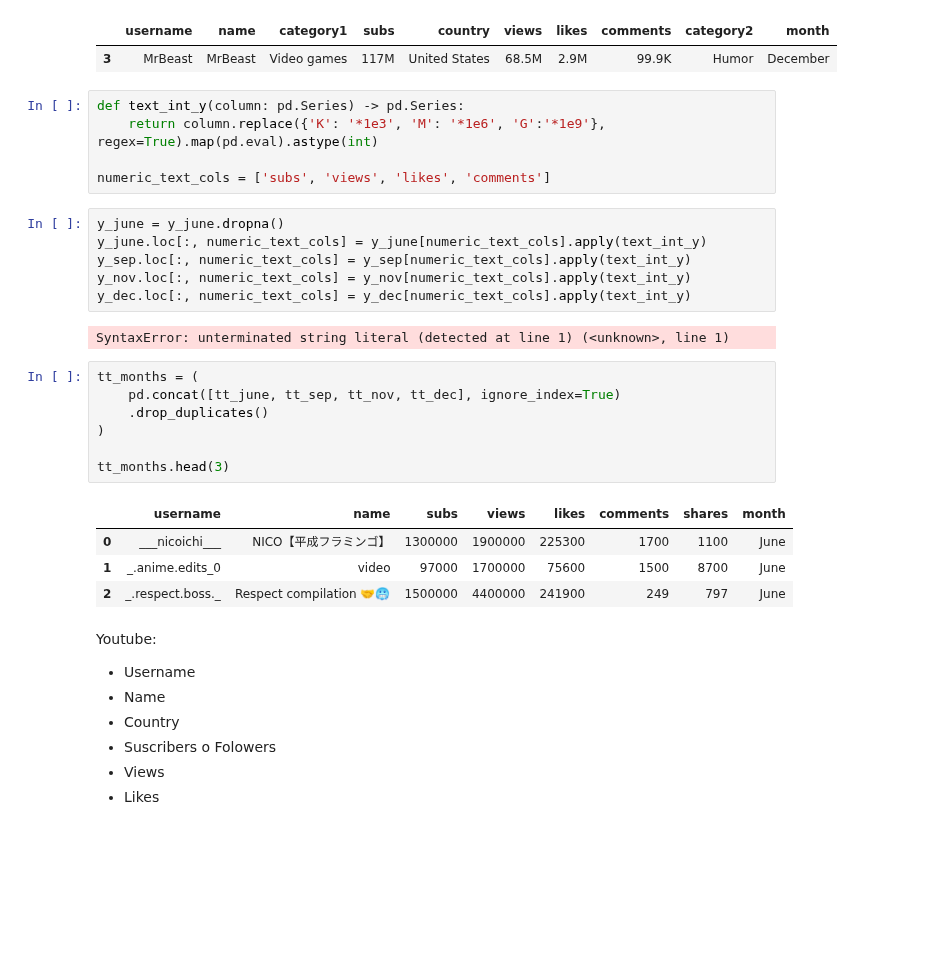
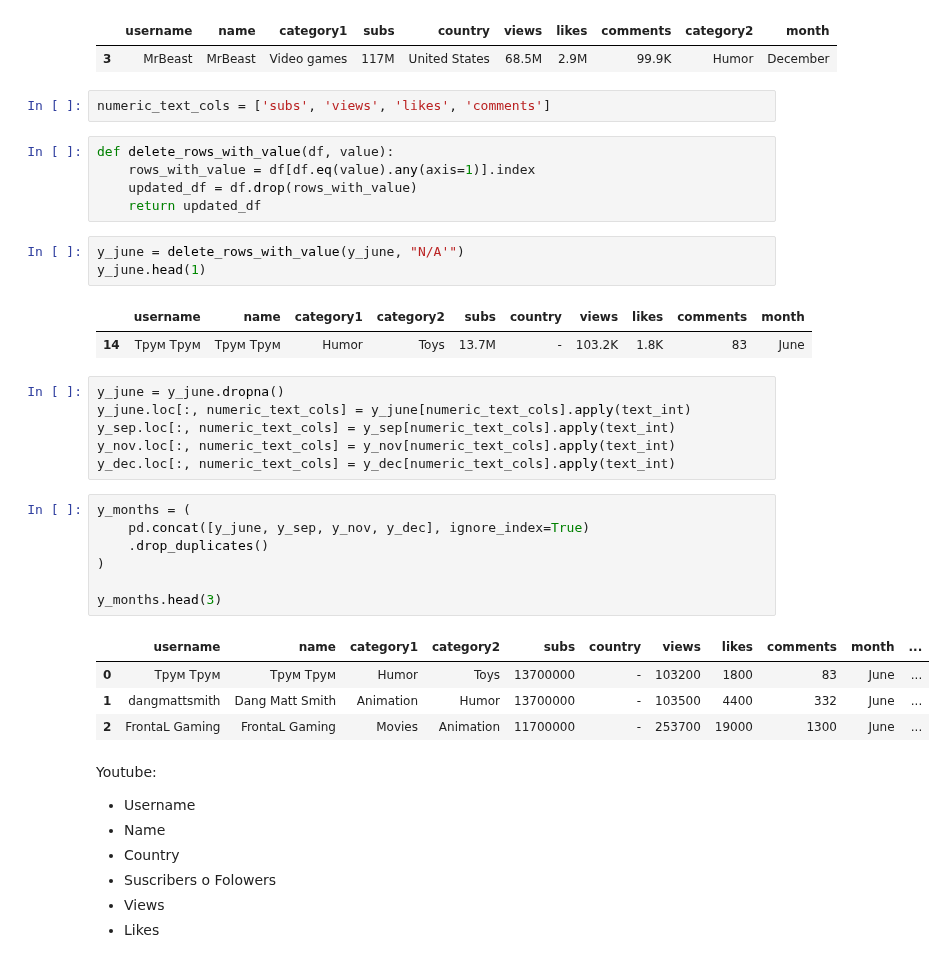
Before and after one commit to MarioChvx/ciencia_de_datos_PAMBAZO, a Jupyter notebook: proyectos/Proyecto4/socialnetworks.ipynb, the cells around one changed output. Cells and saved outputs as stored; diff of their text form; blank space fills up the shorter version.

```diff
--- a/proyectos/Proyecto4/socialnetworks.ipynb
+++ b/proyectos/Proyecto4/socialnetworks.ipynb
@@ -325,30 +312,36 @@ y_dec.head(1)
 |  | username | name | category1 | subs | country | views | likes | comments | category2 | month |
 | 3 | MrBeast | MrBeast | Video games | 117M | United States | 68.5M | 2.9M | 99.9K | Humor | December |
 # %%
-def text_int_y(column: pd.Series) -> pd.Series:
-    return column.replace({'K': '*1e3', 'M': '*1e6', 'G':'*1e9'}, regex=True).map(pd.eval).astype(int)
-
 numeric_text_cols = ['subs', 'views', 'likes', 'comments']
+# %%
+def delete_rows_with_value(df, value):
+    rows_with_value = df[df.eq(value).any(axis=1)].index
+    updated_df = df.drop(rows_with_value)
+    return updated_df
+# %%
+y_june = delete_rows_with_value(y_june, "N/A'")
+y_june.head(1)
+# %% [output]
+|  | username | name | category1 | category2 | subs | country | views | likes | comments | month |
+| 14 | Трум Трум | Трум Трум | Humor | Toys | 13.7M | - | 103.2K | 1.8K | 83 | June |
 # %%
 y_june = y_june.dropna()
-y_june.loc[:, numeric_text_cols] = y_june[numeric_text_cols].apply(text_int_y)
-y_sep.loc[:, numeric_text_cols] = y_sep[numeric_text_cols].apply(text_int_y)
-y_nov.loc[:, numeric_text_cols] = y_nov[numeric_text_cols].apply(text_int_y)
-y_dec.loc[:, numeric_text_cols] = y_dec[numeric_text_cols].apply(text_int_y)
+y_june.loc[:, numeric_text_cols] = y_june[numeric_text_cols].apply(text_int)
+y_sep.loc[:, numeric_text_cols] = y_sep[numeric_text_cols].apply(text_int)
+y_nov.loc[:, numeric_text_cols] = y_nov[numeric_text_cols].apply(text_int)
+y_dec.loc[:, numeric_text_cols] = y_dec[numeric_text_cols].apply(text_int)
-# %% [output]
-SyntaxError: unterminated string literal (detected at line 1) (<unknown>, line 1)
 # %%
-tt_months = (
-    pd.concat([tt_june, tt_sep, tt_nov, tt_dec], ignore_index=True)
+y_months = (
+    pd.concat([y_june, y_sep, y_nov, y_dec], ignore_index=True)
     .drop_duplicates()
 )
 
-tt_months.head(3)
+y_months.head(3)
 # %% [output]
-|  | username | name | subs | views | likes | comments | shares | month |
-| 0 | ___nicoichi___ | NICO【平成フラミンゴ】 | 1300000 | 1900000 | 225300 | 1700 | 1100 | June |
-| 1 | _.anime.edits_0 | video | 97000 | 1700000 | 75600 | 1500 | 8700 | June |
-| 2 | _.respect.boss._ | Respect compilation 🤝🥶 | 1500000 | 4400000 | 241900 | 249 | 797 | June |
+|  | username | name | category1 | category2 | subs | country | views | likes | comments | month | ... |
+| 0 | Трум Трум | Трум Трум | Humor | Toys | 13700000 | - | 103200 | 1800 | 83 | June | ... |
+| 1 | dangmattsmith | Dang Matt Smith | Animation | Humor | 13700000 | - | 103500 | 4400 | 332 | June | ... |
+| 2 | FrontaL Gaming | FrontaL Gaming | Movies | Animation | 11700000 | - | 253700 | 19000 | 1300 | June | ... |
 # %% [markdown]
 Youtube:
 * Username
```
Also changed, not shown: parts of 23 cells of this notebook.
